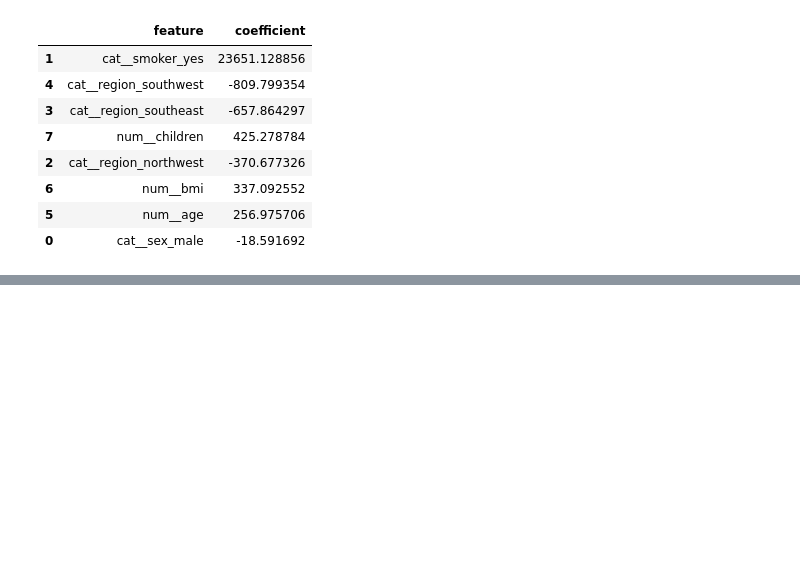
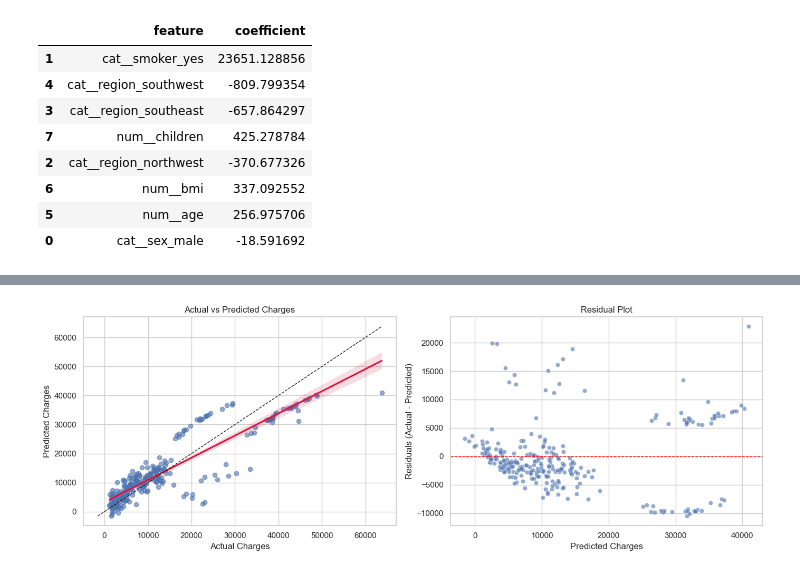
Before and after one commit to ahmedf-bot/healthcare_analysis, a Jupyter notebook: jupyter_notebooks/ETL _Visualisation.ipynb, the cells around one changed output, grey strips where cells are left out. Cells and saved outputs as stored; diff of their text form; code cells hidden in the pictures; blank space fills up the shorter version.

Commit message:
linear regression visuals

```diff
--- a/jupyter_notebooks/ETL _Visualisation.ipynb
+++ b/jupyter_notebooks/ETL _Visualisation.ipynb
@@ -409,0 +413,83 @@ RMSE: 5796.28
+# %%
+import matplotlib.pyplot as plt
+import seaborn as sns
+
+sns.set_theme(style="whitegrid")
+
+comparison_df = pd.DataFrame(
+    {
+        "actual_charges": y_test.values,
+        "predicted_charges": y_pred,
+    }
+)
+comparison_df["residuals"] = (
+    comparison_df["actual_charges"] - comparison_df["predicted_charges"]
+)
+
+fig, axes = plt.subplots(1, 2, figsize=(14, 5))
+
+sns.regplot(
+    data=comparison_df,
+    x="actual_charges",
+    y="predicted_charges",
+    scatter_kws={"alpha": 0.6},
+    line_kws={"color": "crimson"},
+    ax=axes[0],
+)
+min_val = min(comparison_df["actual_charges"].min(), comparison_df["predicted_charges"].min())
+max_val = max(comparison_df["actual_charges"].max(), comparison_df["predicted_charges"].max())
+axes[0].plot([min_val, max_val], [min_val, max_val], "k--", linewidth=1)
+axes[0].set_title("Actual vs Predicted Charges")
+axes[0].set_xlabel("Actual Charges")
+axes[0].set_ylabel("Predicted Charges")
+
+sns.scatterplot(
+    data=comparison_df,
+    x="predicted_charges",
+    y="residuals",
+    alpha=0.6,
+    ax=axes[1],
+)
+axes[1].axhline(0, color="red", linestyle="--", linewidth=1)
+axes[1].set_title("Residual Plot")
+axes[1].set_xlabel("Predicted Charges")
+axes[1].set_ylabel("Residuals (Actual - Predicted)")
+
+plt.tight_layout()
+plt.show()
+
+regression_features = [feature for feature in ["age", "bmi"] if feature in insurance_df.columns]
+
+if regression_features:
+    fig, axes = plt.subplots(1, len(regression_features), figsize=(7 * len(regression_features), 5))
+    if len(regression_features) == 1:
+        axes = [axes]
+
+    for ax, feature in zip(axes, regression_features):
+        sns.regplot(
+            data=insurance_df,
+            x=feature,
+            y="charges",
+            scatter_kws={"alpha": 0.35},
+            line_kws={"color": "darkorange"},
+            ax=ax,
+        )
+        ax.set_title(f"{feature.title()} vs Charges")
+
+    plt.tight_layout()
+    plt.show()
+
+if "smoker" in insurance_df.columns and "bmi" in insurance_df.columns:
+    smoker_plot = sns.lmplot(
+        data=insurance_df,
+        x="bmi",
+        y="charges",
+        hue="smoker",
+        aspect=1.4,
+        height=5,
+        scatter_kws={"alpha": 0.35},
+    )
+    smoker_plot.fig.suptitle("BMI vs Charges by Smoker Status", y=1.02)
+    plt.show()
+# %% [output]
+[figure, added]
```
Also changed, not shown: parts of 2 cells of this notebook.
